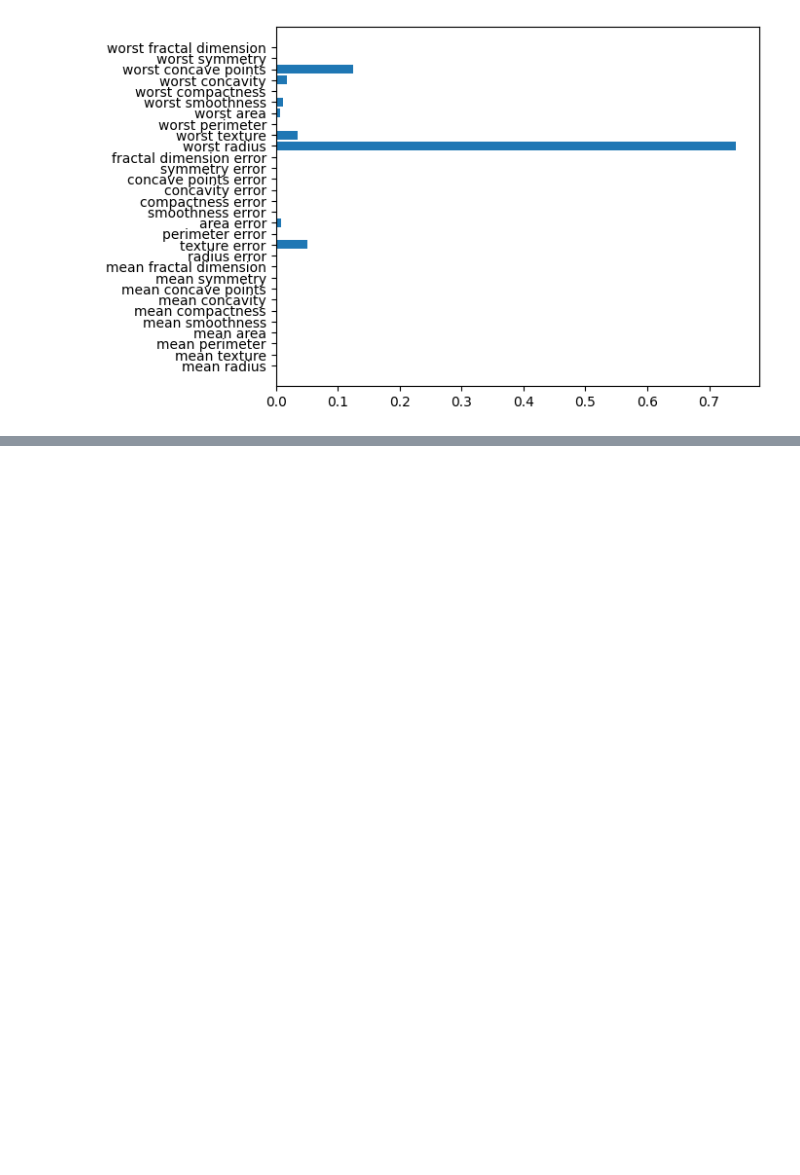
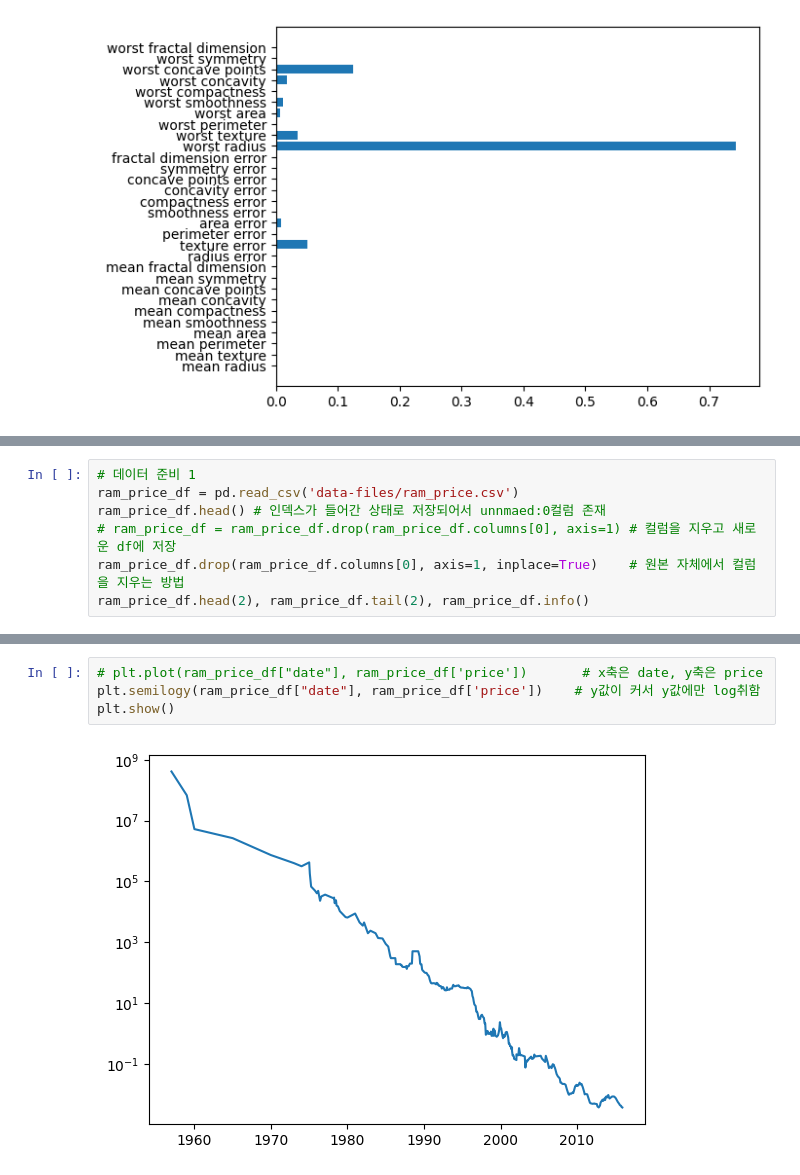
Before and after one commit to 2yuri89/workspace, a Jupyter notebook: ml-basic/example_07.ipynb, the cells around one changed output, grey strips where cells are left out. Cells and saved outputs as stored; diff of their text form; blank space fills up the shorter version.

```diff
--- a/ml-basic/example_07.ipynb
+++ b/ml-basic/example_07.ipynb
@@ -122,0 +124,7 @@ plt.show()
+# %%
+# 데이터 준비 1
+ram_price_df = pd.read_csv('data-files/ram_price.csv')
+ram_price_df.head() # 인덱스가 들어간 상태로 저장되어서 unnmaed:0컬럼 존재
+# ram_price_df = ram_price_df.drop(ram_price_df.columns[0], axis=1) # 컬럼을 지우고 새로운 df에 저장
+ram_price_df.drop(ram_price_df.columns[0], axis=1, inplace=True)    # 원본 자체에서 컬럼을 지우는 방법
+ram_price_df.head(2), ram_price_df.tail(2), ram_price_df.info()
@@ -122,0 +148,6 @@ plt.show()
+# %%
+# plt.plot(ram_price_df["date"], ram_price_df['price'])       # x축은 date, y축은 price
+plt.semilogy(ram_price_df["date"], ram_price_df['price'])    # y값이 커서 y값에만 log취함
+plt.show()
+# %% [output]
+[figure, added]
```
Also changed, not shown: parts of 8 cells of this notebook, 2 other files.
